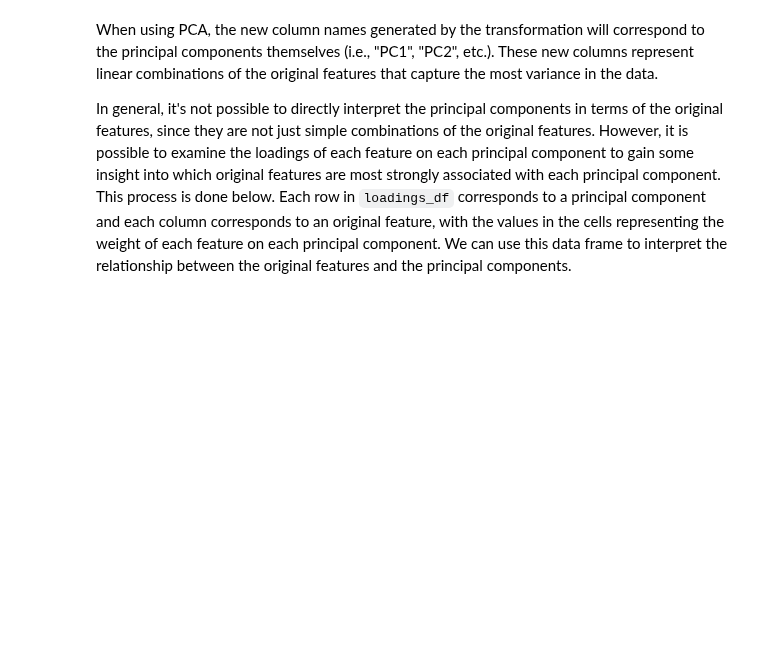
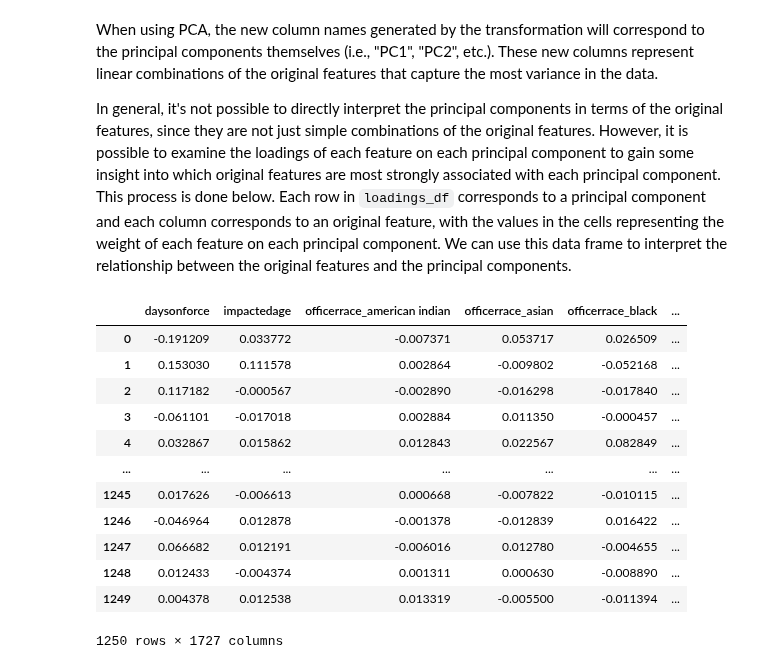
Before and after one commit to COGS118A/Group015-Wi23, a Jupyter notebook: PCA_Exploration.ipynb, the cells around one changed output. Cells and saved outputs as stored; diff of their text form; code cells hidden in the pictures; blank space fills up the shorter version.

```diff
--- a/PCA_Exploration.ipynb
+++ b/PCA_Exploration.ipynb
@@ -112,3 +130,23 @@ ccrb_pca_df
 When using PCA, the new column names generated by the transformation will correspond to the principal components themselves (i.e., "PC1", "PC2", etc.). These new columns represent linear combinations of the original features that capture the most variance in the data.
 
 In general, it's not possible to directly interpret the principal components in terms of the original features, since they are not just simple combinations of the original features. However, it is possible to examine the loadings of each feature on each principal component to gain some insight into which original features are most strongly associated with each principal component. This process is done below. Each row in `loadings_df` corresponds to a principal component and each column corresponds to an original feature, with the values in the cells representing the weight of each feature on each principal component. We can use this data frame to interpret the relationship between the original features and the principal components.
+# %%
+# create a new data frame with the loadings of each feature on each principal component
+loadings_df = pd.DataFrame(pca.components_, columns=ccrb_onehot.columns)
+
+# display the loadings
+loadings_df
+# %% [output]
+|  | daysonforce | impactedage | officerrace_american indian | officerrace_asian | officerrace_black | ... |
+| 0 | -0.191209 | 0.033772 | -0.007371 | 0.053717 | 0.026509 | ... |
+| 1 | 0.153030 | 0.111578 | 0.002864 | -0.009802 | -0.052168 | ... |
+| 2 | 0.117182 | -0.000567 | -0.002890 | -0.016298 | -0.017840 | ... |
+| 3 | -0.061101 | -0.017018 | 0.002884 | 0.011350 | -0.000457 | ... |
+| 4 | 0.032867 | 0.015862 | 0.012843 | 0.022567 | 0.082849 | ... |
+| ... | ... | ... | ... | ... | ... | ... |
+| 1245 | 0.017626 | -0.006613 | 0.000668 | -0.007822 | -0.010115 | ... |
+| 1246 | -0.046964 | 0.012878 | -0.001378 | -0.012839 | 0.016422 | ... |
+| 1247 | 0.066682 | 0.012191 | -0.006016 | 0.012780 | -0.004655 | ... |
+| 1248 | 0.012433 | -0.004374 | 0.001311 | 0.000630 | -0.008890 | ... |
+| 1249 | 0.004378 | 0.012538 | 0.013319 | -0.005500 | -0.011394 | ... |
+1250 rows × 1727 columns
```
Also changed, not shown: parts of 3 cells of this notebook.
